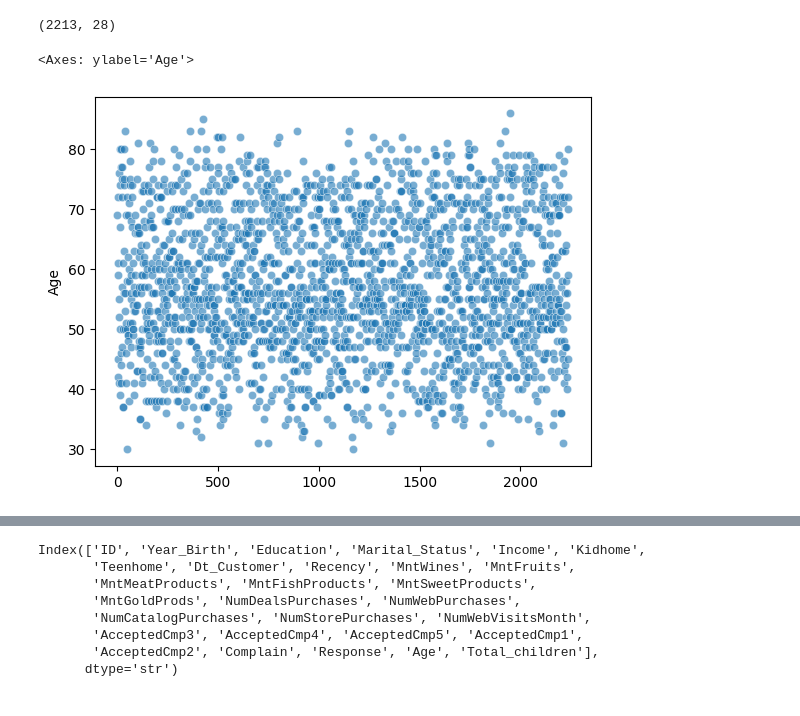
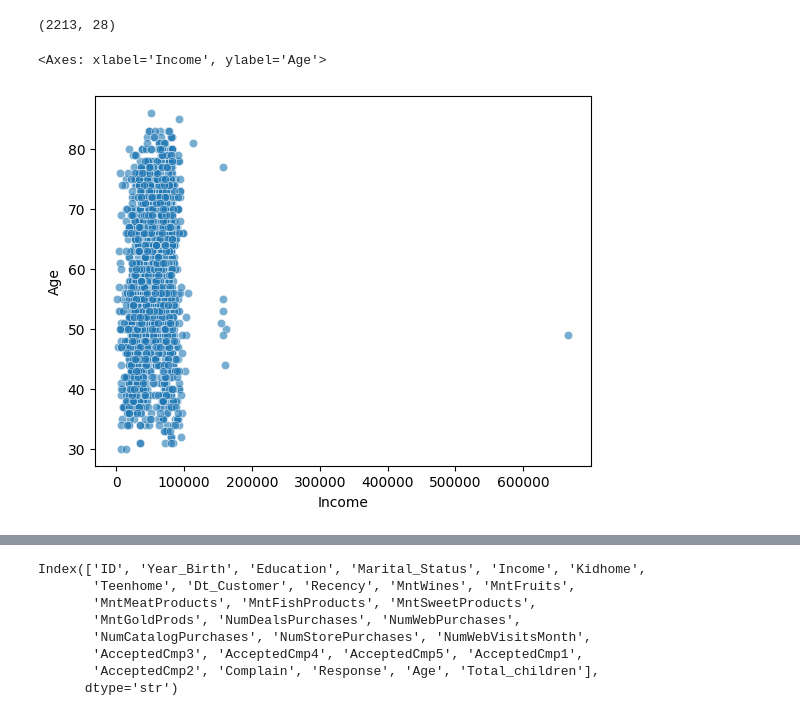
Before and after one commit to RaviNamdeoo/Customer_Segmentation_Analysis, a Jupyter notebook: Customer_segment.ipynb, the cells around one changed output, grey strips where cells are left out. Drawn from its saved outputs; the diff is of its cells as text; code cells hidden in the pictures.

Commit message:
Added clustering plots

```diff
--- a/Customer_segment.ipynb
+++ b/Customer_segment.ipynb
@@ -4,7 +4,7 @@ import numpy as np
 import seaborn as sns
 import matplotlib.pyplot as plt
 # %%
-df = pd.read_csv('data\customer_segmentation.csv')
+df = pd.read_csv('data/customer_segmentation.csv')
 df
 # %% [output]
 |  | ID | Year_Birth | Education | Marital_Status | Income | Kidhome | Teenhome | Dt_Customer | Recency | ... |
@@ -193,7 +191,8 @@ df.shape
 # %% [output]
 (2213, 28)
 # %%
-sns.scatterplot(df['Age'], alpha=0.6)
+sns.scatterplot(y=df['Age'],x=df['Income'], alpha=0.6)
+# Gonna need to remove the outlier in the Income column as well to get a better understanding of the data
 # %% [output]
-<Axes: ylabel='Age'>
+<Axes: xlabel='Income', ylabel='Age'>
-[figure, old version]
+[figure, new version]
```
Also changed, not shown: parts of 69 cells of this notebook.
